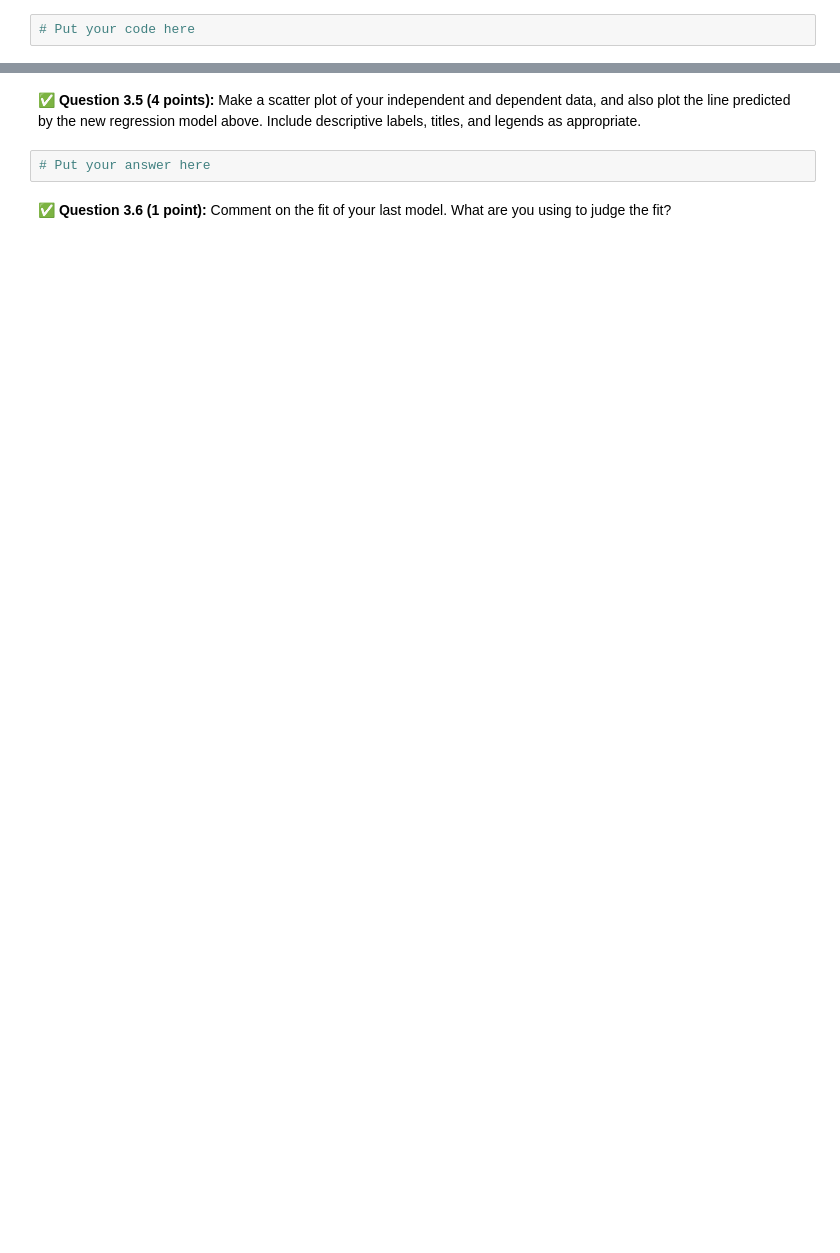
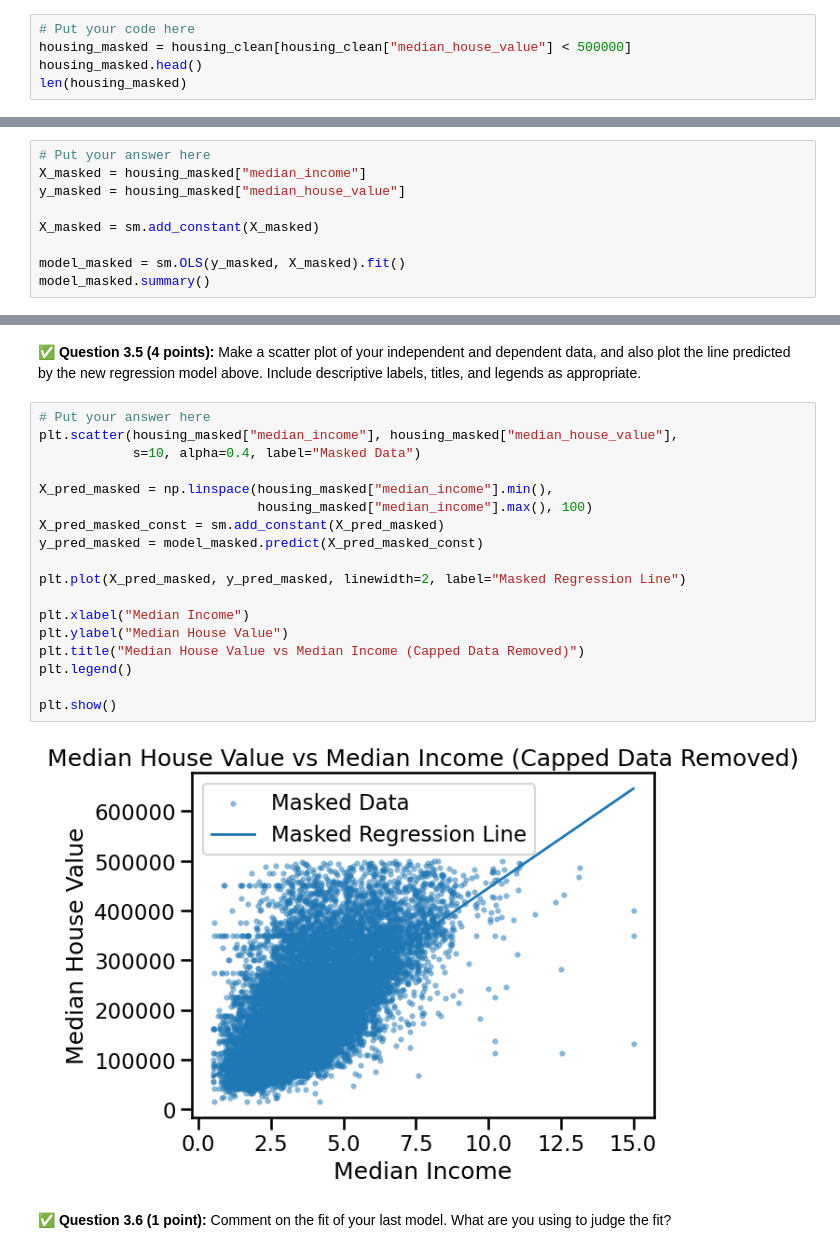
Before and after one commit to anaanyamalhotra/CMSE202-f25-turnin, a Jupyter notebook: hw-03/HW-03_Regression-F25-STUDENT.ipynb, the cells around one changed output, grey strips where cells are left out. Cells and saved outputs as stored; diff of their text form; blank space fills up the shorter version.

```diff
--- a/hw-03/HW-03_Regression-F25-STUDENT.ipynb
+++ b/hw-03/HW-03_Regression-F25-STUDENT.ipynb
@@ -226,3 +280,6 @@ In this part, we'll perform some one-variable linear regression analysis on the
 **Do this:** Now mask the housing dataset to exclude all data points with a median house value of at least $500,000.
 # %%
 # Put your code here
+housing_masked = housing_clean[housing_clean["median_house_value"] < 500000]
+housing_masked.head()
+len(housing_masked)
@@ -232,0 +290,9 @@ In this part, we'll perform some one-variable linear regression analysis on the
+# %%
+# Put your answer here
+X_masked = housing_masked["median_income"]
+y_masked = housing_masked["median_house_value"]
+
+X_masked = sm.add_constant(X_masked)
+
+model_masked = sm.OLS(y_masked, X_masked).fit()
+model_masked.summary()
@@ -233,6 +319,24 @@ In this part, we'll perform some one-variable linear regression analysis on the
 # %% [markdown]
 &#9989; **Question 3.5 (4 points):** Make a scatter plot of your independent and dependent data, and also plot the line predicted by the new regression model above. Include descriptive labels, titles, and legends as appropriate.
-# %%
-# Put your answer here
+# %%
+# Put your answer here
+plt.scatter(housing_masked["median_income"], housing_masked["median_house_value"],
+            s=10, alpha=0.4, label="Masked Data")
+
+X_pred_masked = np.linspace(housing_masked["median_income"].min(),
+                            housing_masked["median_income"].max(), 100)
+X_pred_masked_const = sm.add_constant(X_pred_masked)
+y_pred_masked = model_masked.predict(X_pred_masked_const)
+
+plt.plot(X_pred_masked, y_pred_masked, linewidth=2, label="Masked Regression Line")
+
+plt.xlabel("Median Income")
+plt.ylabel("Median House Value")
+plt.title("Median House Value vs Median Income (Capped Data Removed)")
+plt.legend()
+
+plt.show()
+# %% [output]
+[figure, added]
 # %% [markdown]
 &#9989; **Question 3.6 (1 point):** Comment on the fit of your last model. What are you using to judge the fit?
```
Also changed, not shown: parts of 13 cells of this notebook.
